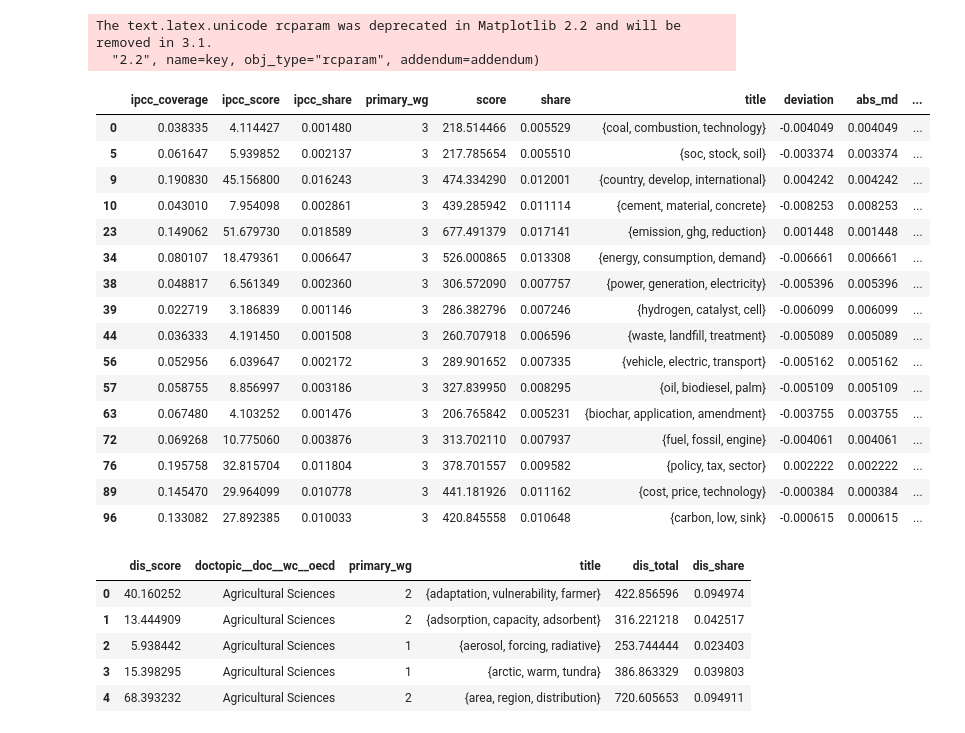
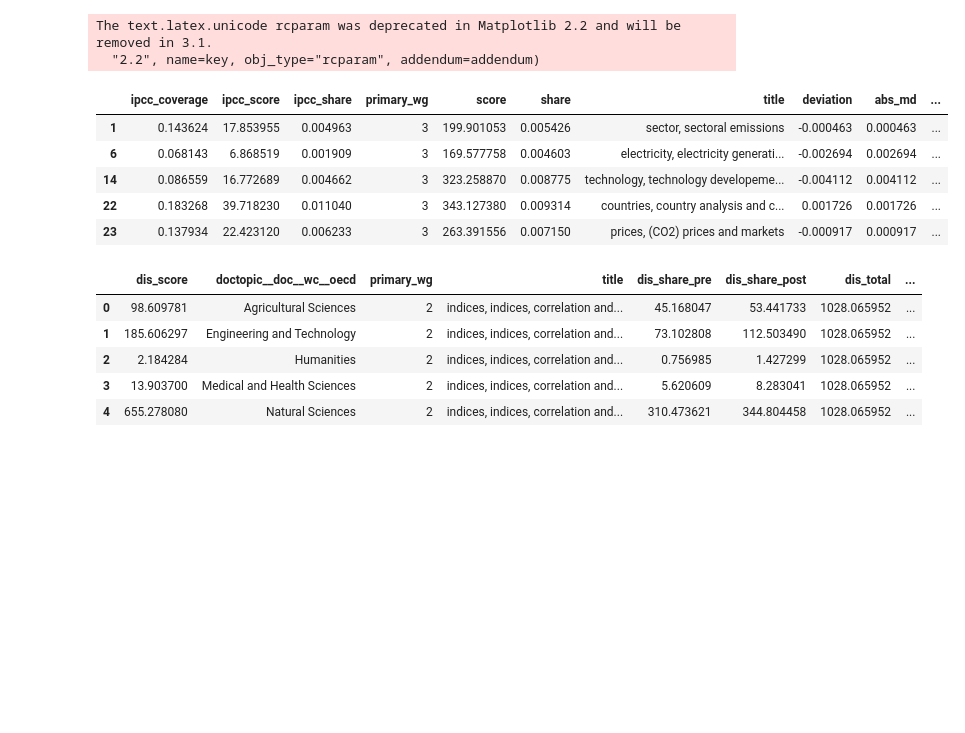
Before and after one commit to mcallaghan/cc-topography, a Jupyter notebook: code/topic_dis.ipynb, the cells around one changed output. Saved outputs shown, nothing was run; the diff lists cells and outputs as text; code cells hidden in the pictures; blank space fills up the shorter version.

```diff
--- a/code/topic_dis.ipynb
+++ b/code/topic_dis.ipynb
@@ -29,30 +37,19 @@ from adjustText import adjust_text, get_renderer, get_bboxes
 The text.latex.unicode rcparam was deprecated in Matplotlib 2.2 and will be removed in 3.1.
   "2.2", name=key, obj_type="rcparam", addendum=addendum)
 # %%
-mdf = pd.read_csv('../tables/newness_representation.csv')
+mdf = pd.read_csv(f'../tables/newness_representation_{run_id}.csv')
 mdf.head()
 
-mdf[mdf['primary_wg']==3]
+mdf[mdf['primary_wg']==3].head()
 # %% [output]
 |  | ipcc_coverage | ipcc_score | ipcc_share | primary_wg | score | share | title | deviation | abs_md | ... |
-| 0 | 0.038335 | 4.114427 | 0.001480 | 3 | 218.514466 | 0.005529 | {coal, combustion, technology} | -0.004049 | 0.004049 | ... |
-| 5 | 0.061647 | 5.939852 | 0.002137 | 3 | 217.785654 | 0.005510 | {soc, stock, soil} | -0.003374 | 0.003374 | ... |
-| 9 | 0.190830 | 45.156800 | 0.016243 | 3 | 474.334290 | 0.012001 | {country, develop, international} | 0.004242 | 0.004242 | ... |
-| 10 | 0.043010 | 7.954098 | 0.002861 | 3 | 439.285942 | 0.011114 | {cement, material, concrete} | -0.008253 | 0.008253 | ... |
-| 23 | 0.149062 | 51.679730 | 0.018589 | 3 | 677.491379 | 0.017141 | {emission, ghg, reduction} | 0.001448 | 0.001448 | ... |
-| 34 | 0.080107 | 18.479361 | 0.006647 | 3 | 526.000865 | 0.013308 | {energy, consumption, demand} | -0.006661 | 0.006661 | ... |
-| 38 | 0.048817 | 6.561349 | 0.002360 | 3 | 306.572090 | 0.007757 | {power, generation, electricity} | -0.005396 | 0.005396 | ... |
-| 39 | 0.022719 | 3.186839 | 0.001146 | 3 | 286.382796 | 0.007246 | {hydrogen, catalyst, cell} | -0.006099 | 0.006099 | ... |
-| 44 | 0.036333 | 4.191450 | 0.001508 | 3 | 260.707918 | 0.006596 | {waste, landfill, treatment} | -0.005089 | 0.005089 | ... |
-| 56 | 0.052956 | 6.039647 | 0.002172 | 3 | 289.901652 | 0.007335 | {vehicle, electric, transport} | -0.005162 | 0.005162 | ... |
-| 57 | 0.058755 | 8.856997 | 0.003186 | 3 | 327.839950 | 0.008295 | {oil, biodiesel, palm} | -0.005109 | 0.005109 | ... |
-| 63 | 0.067480 | 4.103252 | 0.001476 | 3 | 206.765842 | 0.005231 | {biochar, application, amendment} | -0.003755 | 0.003755 | ... |
-| 72 | 0.069268 | 10.775060 | 0.003876 | 3 | 313.702110 | 0.007937 | {fuel, fossil, engine} | -0.004061 | 0.004061 | ... |
-| 76 | 0.195758 | 32.815704 | 0.011804 | 3 | 378.701557 | 0.009582 | {policy, tax, sector} | 0.002222 | 0.002222 | ... |
-| 89 | 0.145470 | 29.964099 | 0.010778 | 3 | 441.181926 | 0.011162 | {cost, price, technology} | -0.000384 | 0.000384 | ... |
-| 96 | 0.133082 | 27.892385 | 0.010033 | 3 | 420.845558 | 0.010648 | {carbon, low, sink} | -0.000615 | 0.000615 | ... |
+| 1 | 0.143624 | 17.853955 | 0.004963 | 3 | 199.901053 | 0.005426 | sector, sectoral emissions | -0.000463 | 0.000463 | ... |
+| 6 | 0.068143 | 6.868519 | 0.001909 | 3 | 169.577758 | 0.004603 | electricity, electricity generati... | -0.002694 | 0.002694 | ... |
+| 14 | 0.086559 | 16.772689 | 0.004662 | 3 | 323.258870 | 0.008775 | technology, technology developeme... | -0.004112 | 0.004112 | ... |
+| 22 | 0.183268 | 39.718230 | 0.011040 | 3 | 343.127380 | 0.009314 | countries, country analysis and c... | 0.001726 | 0.001726 | ... |
+| 23 | 0.137934 | 22.423120 | 0.006233 | 3 | 263.391556 | 0.007150 | prices, (CO2) prices and markets | -0.000917 | 0.000917 | ... |
 # %%
-topic_dis_df = pd.read_csv('../tables/topic_discipline.csv')
+topic_dis_df = pd.read_csv(f'../tables/topic_discipline_{run_id}.csv')
 topic_dis_df = topic_dis_df.rename(columns={"dis_share":"dis_score"})
 
 topic_dis_df['dis_total'] = topic_dis_df.groupby('title')['dis_score'].transform('sum')
@@ -61,9 +58,9 @@ topic_dis_df['dis_share'] = topic_dis_df['dis_score'] / topic_dis_df['dis_total'
 
 topic_dis_df.head()
 # %% [output]
-|  | dis_score | doctopic__doc__wc__oecd | primary_wg | title | dis_total | dis_share |
-| 0 | 40.160252 | Agricultural Sciences | 2 | {adaptation, vulnerability, farmer} | 422.856596 | 0.094974 |
-| 1 | 13.444909 | Agricultural Sciences | 2 | {adsorption, capacity, adsorbent} | 316.221218 | 0.042517 |
-| 2 | 5.938442 | Agricultural Sciences | 1 | {aerosol, forcing, radiative} | 253.744444 | 0.023403 |
-| 3 | 15.398295 | Agricultural Sciences | 1 | {arctic, warm, tundra} | 386.863329 | 0.039803 |
-| 4 | 68.393232 | Agricultural Sciences | 2 | {area, region, distribution} | 720.605653 | 0.094911 |
+|  | dis_score | doctopic__doc__wc__oecd | primary_wg | title | dis_share_pre | dis_share_post | dis_total | ... |
+| 0 | 98.609781 | Agricultural Sciences | 2 | indices, indices, correlation and... | 45.168047 | 53.441733 | 1028.065952 | ... |
+| 1 | 185.606297 | Engineering and Technology | 2 | indices, indices, correlation and... | 73.102808 | 112.503490 | 1028.065952 | ... |
+| 2 | 2.184284 | Humanities | 2 | indices, indices, correlation and... | 0.756985 | 1.427299 | 1028.065952 | ... |
+| 3 | 13.903700 | Medical and Health Sciences | 2 | indices, indices, correlation and... | 5.620609 | 8.283041 | 1028.065952 | ... |
+| 4 | 655.278080 | Natural Sciences | 2 | indices, indices, correlation and... | 310.473621 | 344.804458 | 1028.065952 | ... |
```
Also changed, not shown: parts of 10 cells of this notebook, 20 other files.
